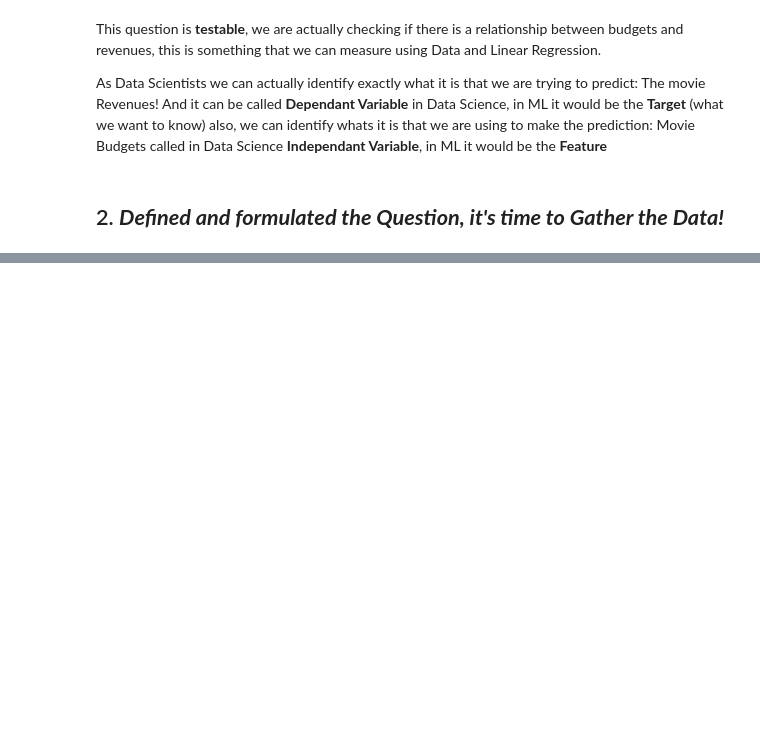
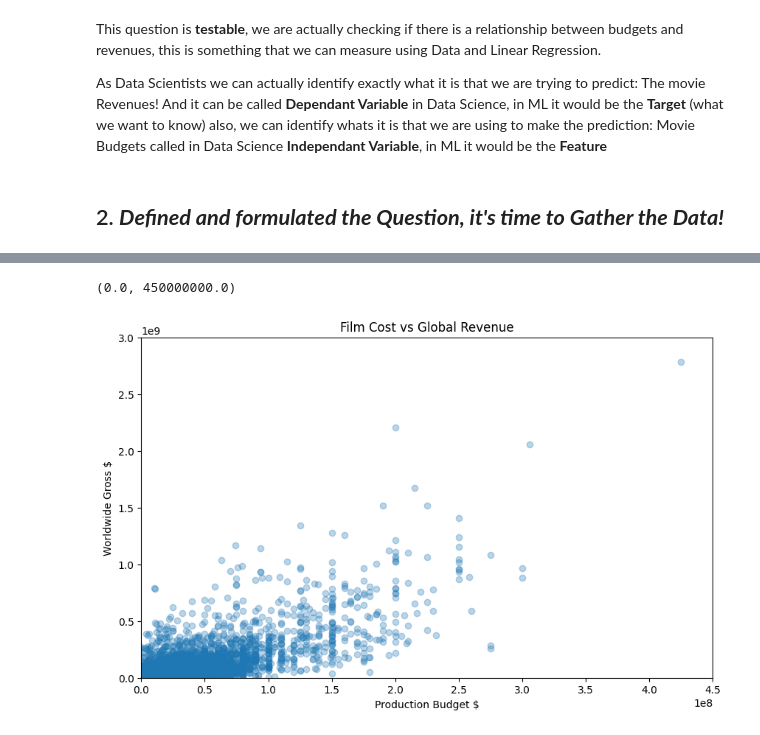
Before and after one commit to swmeme/DS_bootcamp, a Jupyter notebook: Jupyter Notebook/DB.ipynb, the cells around one changed output, grey strips where cells are left out. Drawn from its saved outputs; the diff is of its cells as text; code cells hidden in the pictures; blank space fills up the shorter version.

Commit message:
Contiando o curso, iniciamos a plotar um grafico de pontos e a mexer no python. Nota: fazer a descrição da ultima célula.

```diff
--- a/Jupyter Notebook/DB.ipynb
+++ b/Jupyter Notebook/DB.ipynb
@@ -83,0 +113,4 @@ After gathering data like a spread cheet, we must clean it.
+# %%
+data = pd.read_excel(r"C:\Users\walte\Desktop\python\Brewery\Notes and Files\data\cost_revenue_clean.xlsx")
+# %%
+data.columns = ['Production Budget', 'Worldwide Gross USD']
@@ -83,0 +154,14 @@ After gathering data like a spread cheet, we must clean it.
+# %%
+X = DataFrame(data, columns=['Production Budget'])
+y = DataFrame(data, columns=['Worldwide Gross USD'])
+# %%
+plt.figure(figsize=(10,6))
+plt.scatter(X,y,alpha=0.3)
+plt.title('Film Cost vs Global Revenue')
+plt.xlabel('Production Budget $')
+plt.ylabel('Worldwide Gross $')
+plt.ylim(0, 3000000000)
+plt.xlim(0, 450000000)
+# %% [output]
+(0.0, 450000000.0)
+[figure, added]
```
Also changed, not shown: parts of 11 cells of this notebook, 3 other files.
